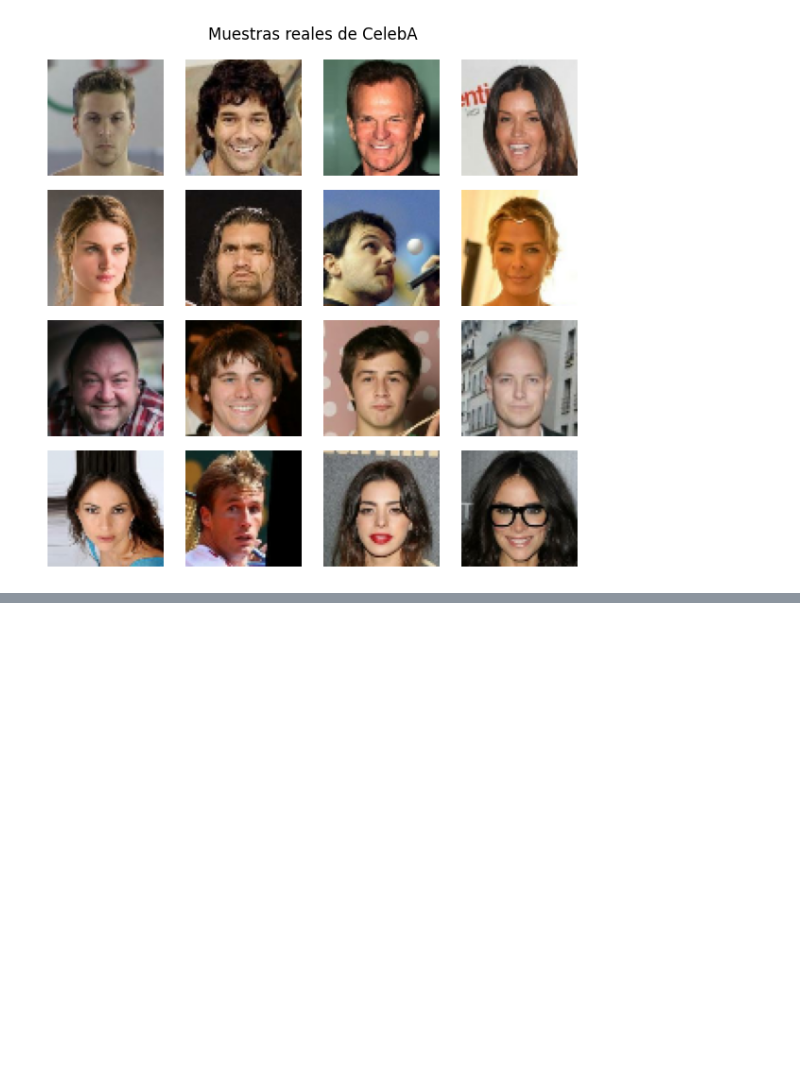
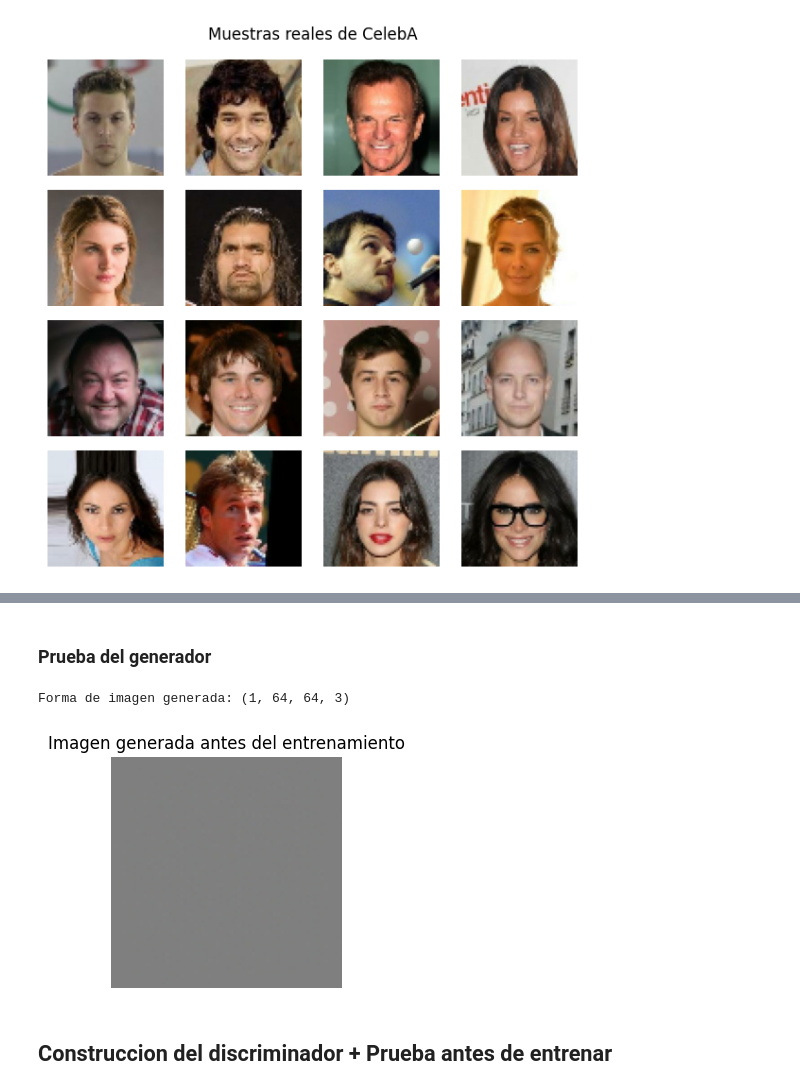
Before and after one commit to DarioGOPY/project-dl-final, a Jupyter notebook: notebooks/2_dcgan_generation.ipynb, the cells around one changed output, grey strips where cells are left out. Saved outputs shown, nothing was run; the diff lists cells and outputs as text; code cells hidden in the pictures; blank space fills up the shorter version.

Commit message:
Agregao dataset, discriminador y generador

```diff
--- a/notebooks/2_dcgan_generation.ipynb
+++ b/notebooks/2_dcgan_generation.ipynb
@@ -356,3 +358,21 @@ Model: "Generator"
  Total params: 3,609,344 (13.77 MB)
  Trainable params: 3,592,064 (13.70 MB)
  Non-trainable params: 17,280 (67.50 KB)
+# %% [markdown]
+### Prueba del generador
+# %%
+noise = tf.random.normal([1, LATENT_DIM])
+generated_image = generator(noise, training=False)
+
+print("Forma de imagen generada:", generated_image.shape)
+
+plt.figure(figsize=(3, 3))
+plt.imshow(denormalize_image(generated_image[0]).numpy())
+plt.axis("off")
+plt.title("Imagen generada antes del entrenamiento")
+plt.show()
+# %% [output]
+Forma de imagen generada: (1, 64, 64, 3)
+[figure, added]
+# %% [markdown]
+## Construccion del discriminador + Prueba antes de entrenar
```
Also changed, not shown: parts of 5 cells of this notebook.
